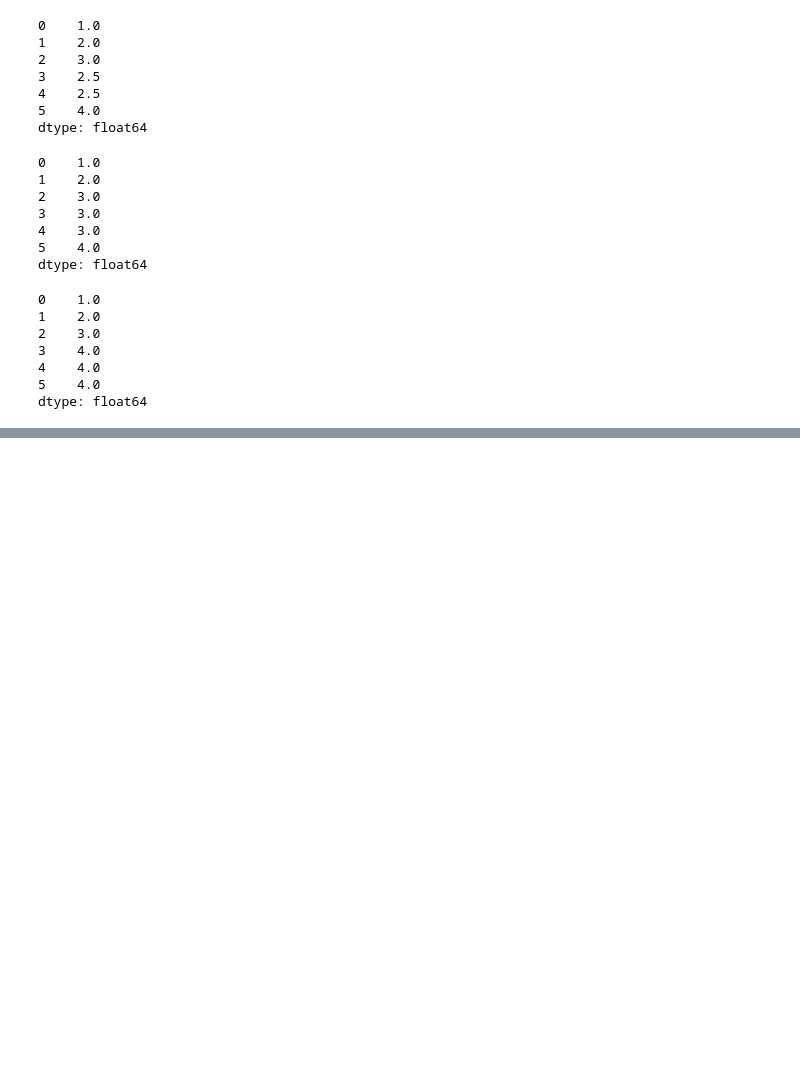
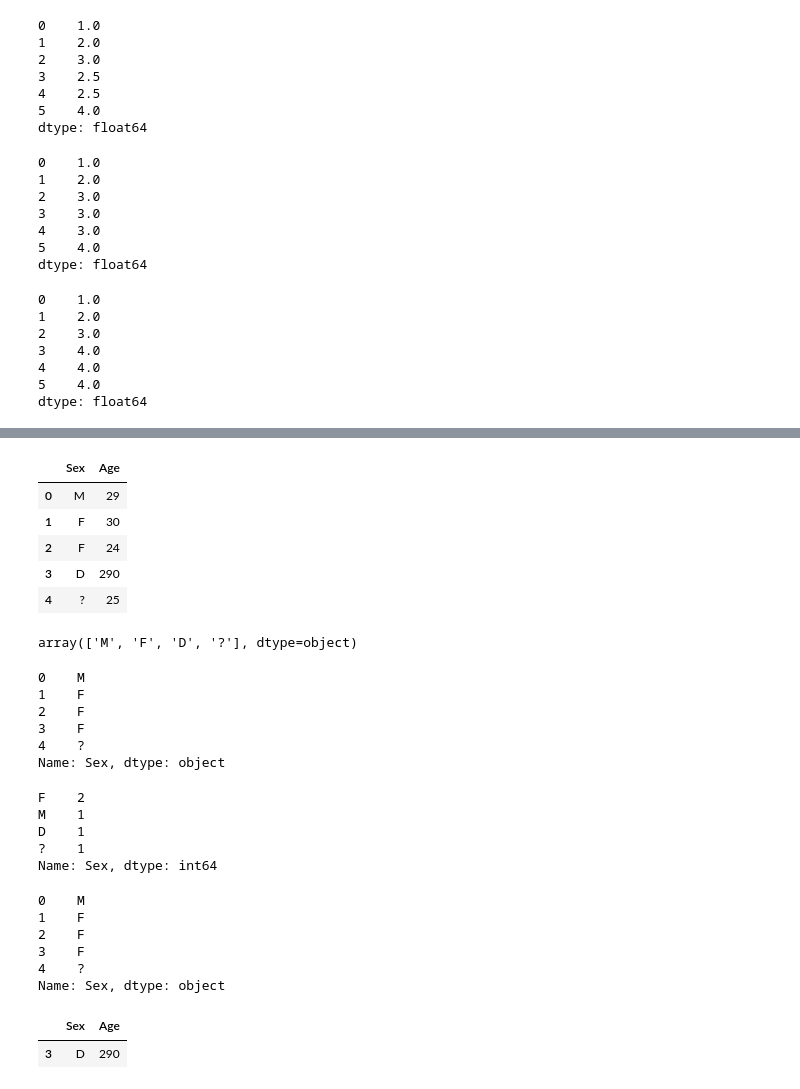
Before and after one commit to ayushd05/python, a Jupyter notebook: Data_Cleaning.ipynb, the cells around one changed output, grey strips where cells are left out. Cells and saved outputs as stored; diff of their text form; code cells hidden in the pictures; blank space fills up the shorter version.

```diff
--- a/Data_Cleaning.ipynb
+++ b/Data_Cleaning.ipynb
@@ -270,0 +317,44 @@ dtype: float64
+# %%
+df
+# %% [output]
+|  | Sex | Age |
+| 0 | M | 29 |
+| 1 | F | 30 |
+| 2 | F | 24 |
+| 3 | D | 290 |
+| 4 | ? | 25 |
+# %%
+df['Sex'].unique()
+# %% [output]
+array(['M', 'F', 'D', '?'], dtype=object)
+# %%
+df['Sex'].replace('D', 'F')
+# %% [output]
+0    M
+1    F
+2    F
+3    F
+4    ?
+Name: Sex, dtype: object
+# %%
+df['Sex'].value_counts()
+# %% [output]
+F    2
+M    1
+D    1
+?    1
+Name: Sex, dtype: int64
+# %%
+df['Sex'].replace({'D': 'F',  'N': 'M'})
+# %% [output]
+0    M
+1    F
+2    F
+3    F
+4    ?
+Name: Sex, dtype: object
+# %%
+df[df['Age']>100]
+# %% [output]
+|  | Sex | Age |
+| 3 | D | 290 |
```
Also changed, not shown: parts of 9 cells of this notebook.
